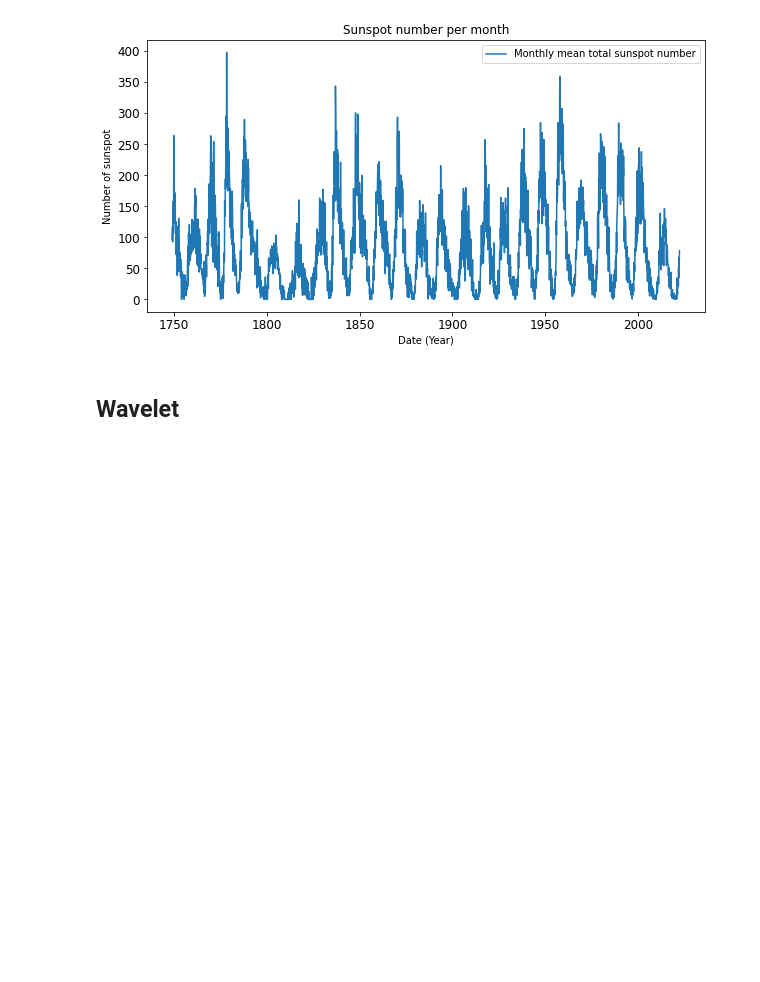
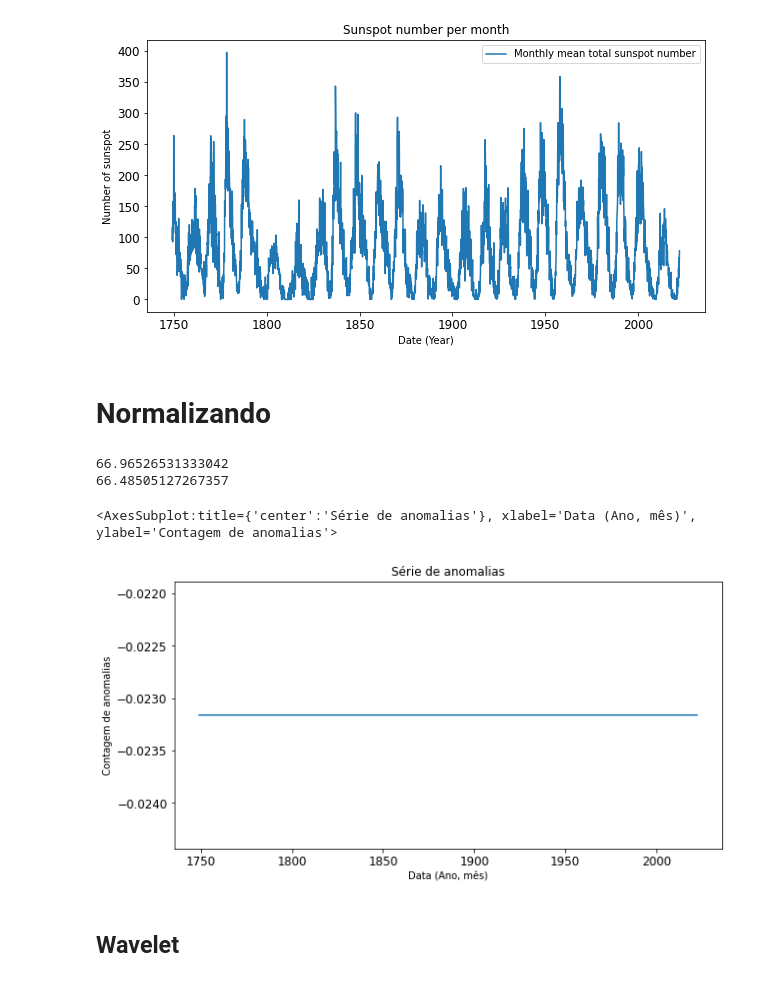
Before and after one commit to morganzera/TGF, a Jupyter notebook: Pibic_pt2/Contagem_Sunspot.ipynb, the cells around one changed output. Cells and saved outputs as stored; diff of their text form; code cells hidden in the pictures; blank space fills up the shorter version.

Commit message:
Tenho q normalizar os dados, normalizei errado (o desvio padrao é muito pequeno)

```diff
--- a/Pibic_pt2/Contagem_Sunspot.ipynb
+++ b/Pibic_pt2/Contagem_Sunspot.ipynb
@@ -88,3 +88,5 @@ Month in fraction of year
 [3279 rows x 1 columns]
 <AxesSubplot:title={'center':'Sunspot number per month'}, xlabel='Date (Year)', ylabel='Number of sunspot'>
 [figure]
+# %% [markdown]
+# Normalizando
@@ -91,3 +124,73 @@ Month in fraction of year
+# %%
+# Média
+jan_avg = np.mean(janeiro)
+fev_avg = np.mean(fevereiro)
+mar_avg = np.mean(marco)
+abr_avg = np.mean(abril)
+mai_avg = np.mean(maio)
+jun_avg = np.mean(junho)
+jul_avg = np.mean(julho)
+ago_avg = np.mean(agosto)
+set_avg = np.mean(setembro)
+out_avg = np.mean(outubro)
+nov_avg = np.mean(novembro)
+dez_avg = np.mean(dezembro)
+
+# Desvio-padrao
+jan_std = np.std(janeiro)
+fev_std = np.std(fevereiro)
+mar_std = np.std(marco)
+abr_std = np.std(abril)
+mai_std = np.std(maio)
+jun_std = np.std(junho)
+jul_std = np.std(julho)
+ago_std = np.std(agosto)
+set_std = np.std(setembro)
+out_std = np.std(outubro)
+nov_std = np.std(novembro)
+dez_std = np.std(dezembro)
+
+print(jan_std)
+print(fev_std)
+# %% [output]
+66.96526531333042
+66.48505127267357
+# %%
+contNormalizada = []
+for i in range(len(dados['Month'])):
+    mes_Normalizado = 0.0
+    if dados['Month'][x] == 1:
+        mes_Normalizado = (sp_number[x] - jan_avg)/jan_std
+    elif dados['Month'][x] == 2:
+        mes_Normalizado = (sp_number[x] - fev_avg)/fev_std
+    elif dados['Month'][x] == 3:
+        mes_Normalizado = (sp_number[x] - mar_avg)/mar_std
+    elif dados['Month'][x] == 4:
+        mes_Normalizado = (sp_number[x] - abr_avg)/abr_std
+    elif dados['Month'][x] == 5:
+        mes_Normalizado = (sp_number[x] - mai_avg)/mai_std
+    elif dados['Month'][x] == 6:
+        mes_Normalizado = (sp_number[x] - jun_avg)/jun_std
+    elif dados['Month'][x] == 7:
+        mes_Normalizado = (sp_number[x] - jul_avg)/jul_std
+    elif dados['Month'][x] == 8:
+        mes_Normalizado = (sp_number[x] - ago_avg)/ago_std
+    elif dados['Month'][x] == 9:
+        mes_Normalizado = (sp_number[x] - set_avg)/set_std
+    elif dados['Month'][x] == 10:
+        mes_Normalizado = (sp_number[x] - out_avg)/out_std
+    elif dados['Month'][x] == 11:
+        mes_Normalizado = (sp_number[x] - nov_avg)/nov_std
+    else:
+        mes_Normalizado = (sp_number[x] - dez_avg)/dez_std
+    # contAvgNormalizado.append(round(mes_Normalizado))
+    contNormalizada.append(mes_Normalizado)
+
+dadosNormalizados = pd.Series(data=contNormalizada, index=indice_fraction)
+dadosNormalizados.plot(fontsize=12, figsize=(10, 5), title='Série de anomalias', xlabel='Data (Ano, mês)', ylabel='Contagem de anomalias')
+# %% [output]
+<AxesSubplot:title={'center':'Série de anomalias'}, xlabel='Data (Ano, mês)', ylabel='Contagem de anomalias'>
+[figure, added]
 # %% [markdown]
 ## Wavelet
 # %%
```
Also changed, not shown: parts of 1 cell of this notebook, 1 other file.
